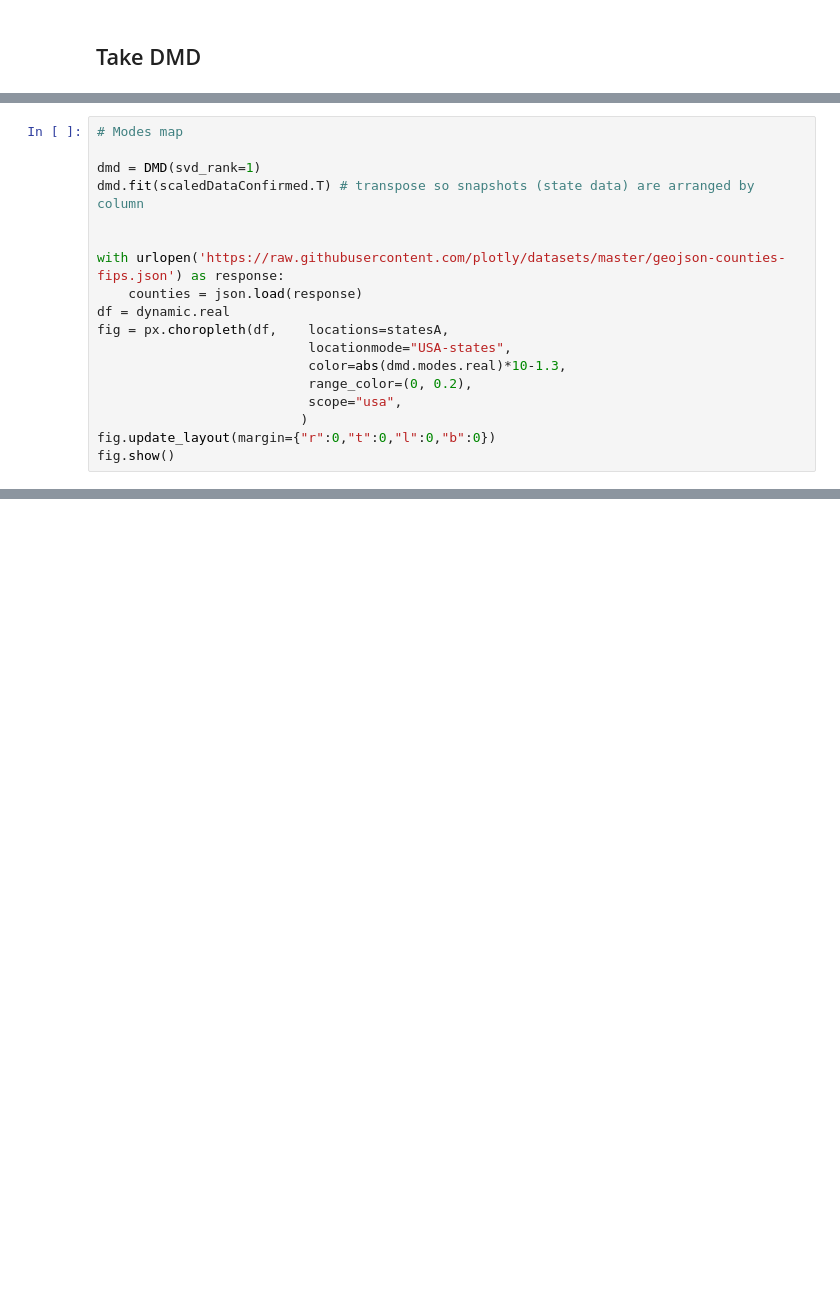
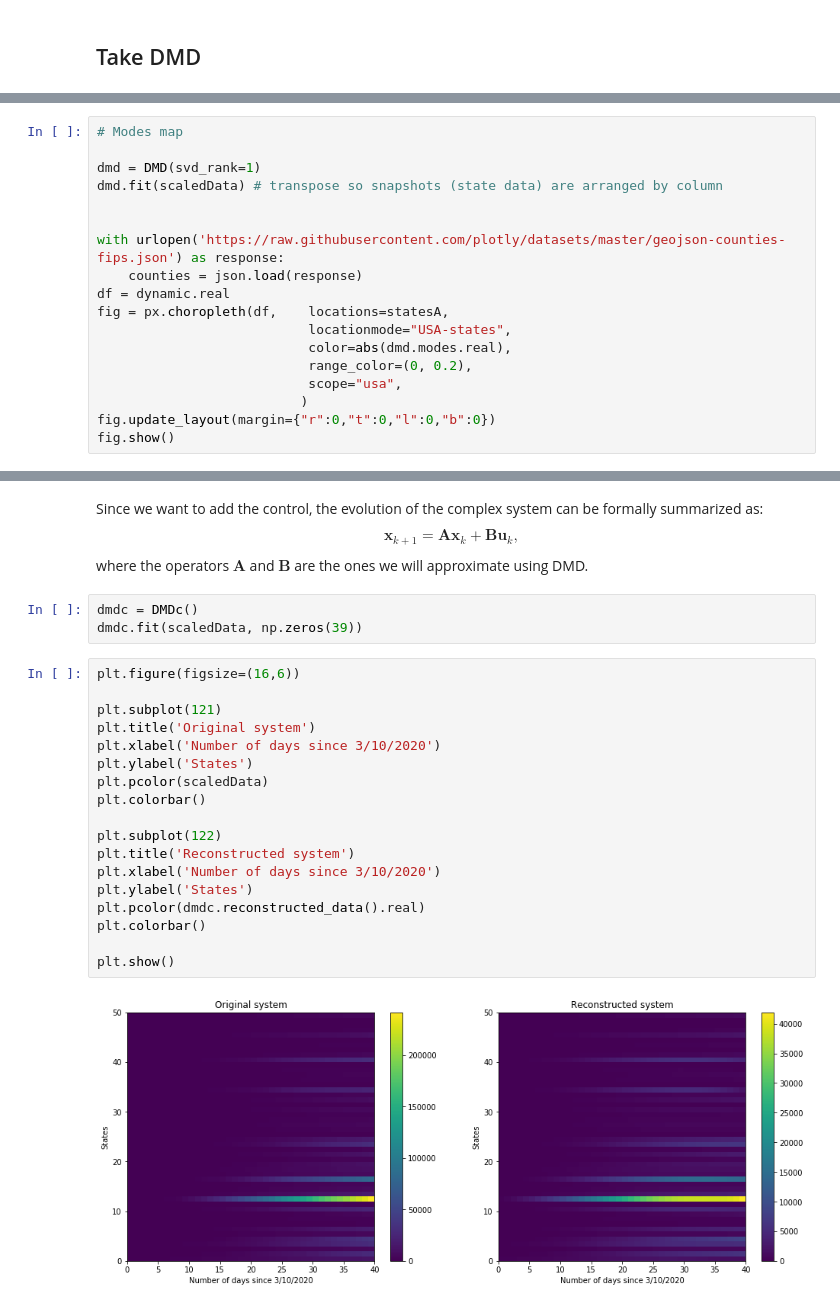
Before and after one commit to JuliaBriden/coronavirus-dmdc, a Jupyter notebook: US State Data.ipynb, the cells around one changed output, grey strips where cells are left out. Saved outputs shown, nothing was run; the diff lists cells and outputs as text; blank space fills up the shorter version.

```diff
--- a/US State Data.ipynb
+++ b/US State Data.ipynb
@@ -352,7 +316,7 @@ plt.show()
 # Modes map
 
 dmd = DMD(svd_rank=1)
-dmd.fit(scaledDataConfirmed.T) # transpose so snapshots (state data) are arranged by column
+dmd.fit(scaledData) # transpose so snapshots (state data) are arranged by column
 
 
 with urlopen('https://raw.githubusercontent.com/plotly/datasets/master/geojson-counties-fips.json') as response:
@@ -360,7 +324,7 @@ with urlopen('https://raw.githubusercontent.com/plotly/datasets/master/geojson-c
 df = dynamic.real
 fig = px.choropleth(df,    locations=statesA,
                            locationmode="USA-states",
-                           color=abs(dmd.modes.real)*10-1.3,
+                           color=abs(dmd.modes.real),
                            range_color=(0, 0.2),
                            scope="usa",
                           )
@@ -370,0 +337,27 @@ fig.show()
+# %% [markdown]
+Since we want to add the control, the evolution of the complex system can be formally summarized as:$$
+\mathbf{x}_{k+1} = \mathbf{A}\mathbf{x}_k + \mathbf{B}\mathbf{u}_k,
+$$where the operators $\mathbf{A}$ and $\mathbf{B}$ are the ones we will approximate using DMD.
+# %%
+dmdc = DMDc()
+dmdc.fit(scaledData, np.zeros(39))
+# %%
+plt.figure(figsize=(16,6))
+
+plt.subplot(121)
+plt.title('Original system')
+plt.xlabel('Number of days since 3/10/2020')
+plt.ylabel('States')
+plt.pcolor(scaledData)
+plt.colorbar()
+
+plt.subplot(122)
+plt.title('Reconstructed system')
+plt.xlabel('Number of days since 3/10/2020')
+plt.ylabel('States')
+plt.pcolor(dmdc.reconstructed_data().real)
+plt.colorbar()
+
+plt.show()
+# %% [output]
+[figure, added]
```
Also changed, not shown: parts of 29 cells of this notebook, 1 other file.
